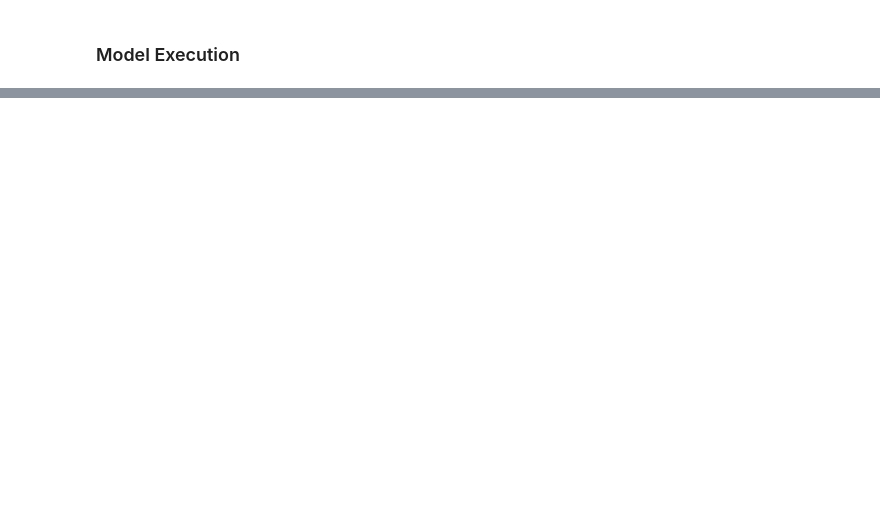
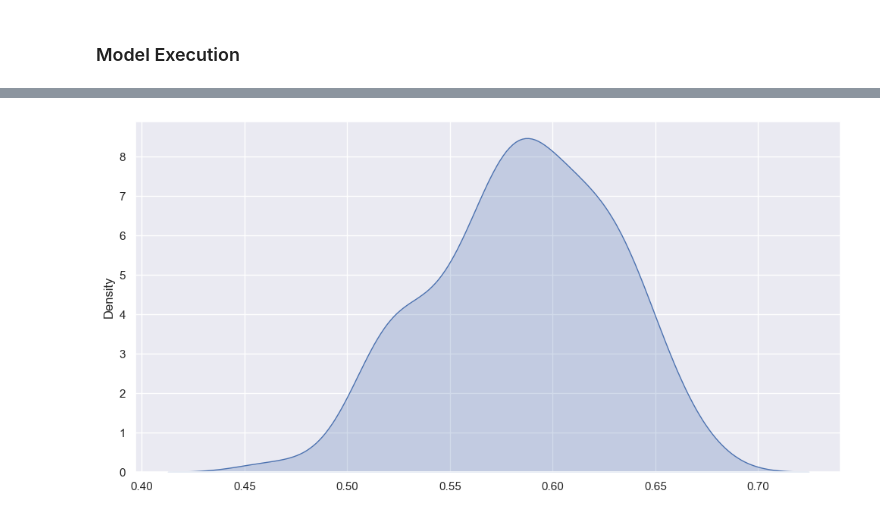
Before and after one commit to OmarEmad313/video-game-recommendation, a Jupyter notebook: video game recommendation with explicit rating/Video game recommendation with explicit data.ipynb, the cells around one changed output, grey strips where cells are left out. Cells and saved outputs as stored; diff of their text form; code cells hidden in the pictures; blank space fills up the shorter version.

```diff
--- a/video game recommendation with explicit rating/Video game recommendation with explicit data.ipynb
+++ b/video game recommendation with explicit rating/Video game recommendation with explicit data.ipynb
@@ -1686,0 +1679,8 @@ array([0.37050757, 0.37315443, 0.3803251 , 0.3907666 , 0.39201817,
+# %%
+sns.set(style="darkgrid")
+
+# density plot with shaded area with kdeplot 'shade' parameter
+sns.kdeplot(ratings, fill=True)
+plt.show()
+# %% [output]
+[figure, added]
```
Also changed, not shown: parts of 19 cells of this notebook.
